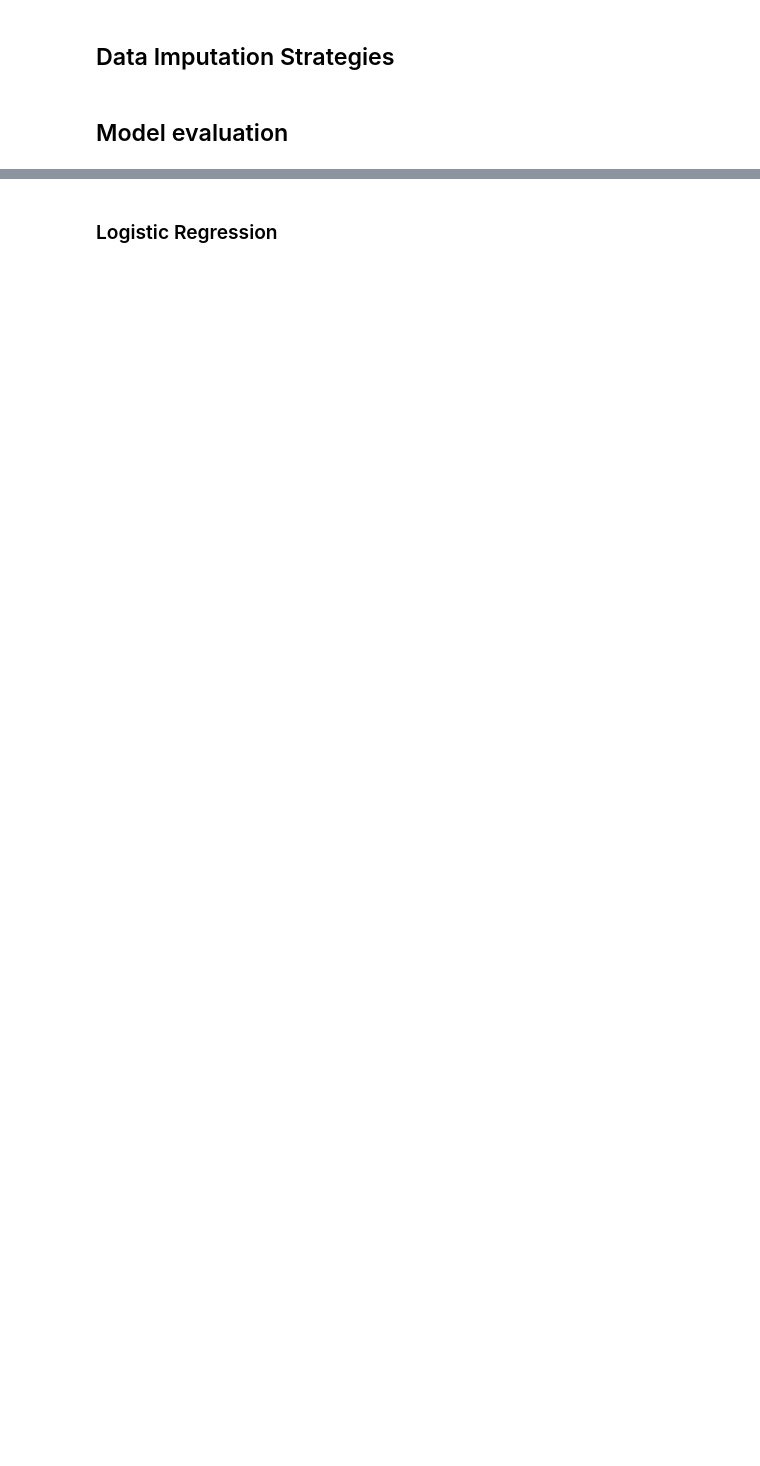
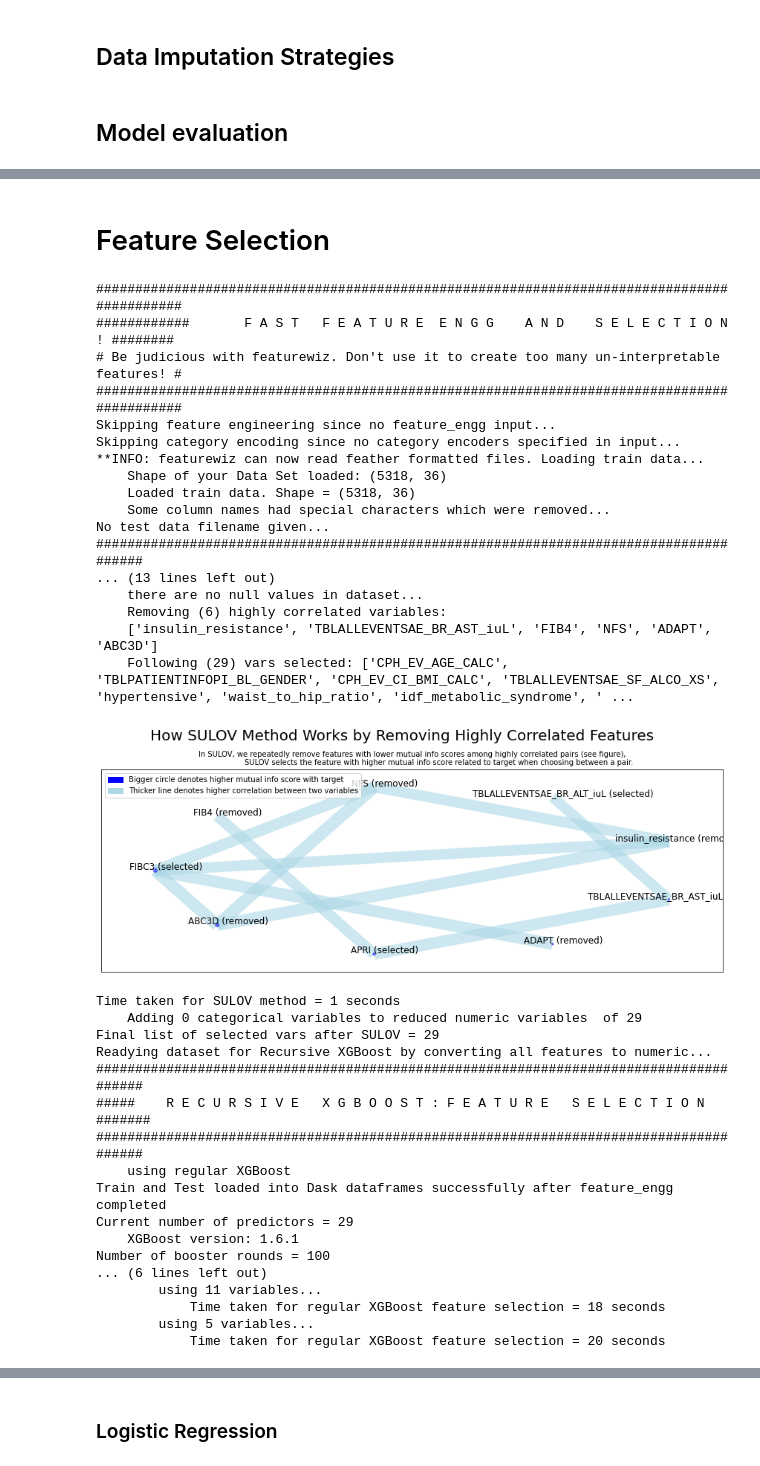
Before and after one commit to LBncl/AmazonMLInterviewQuestion, a Jupyter notebook: NAFLD.ipynb, the cells around one changed output, grey strips where cells are left out. Saved outputs shown, nothing was run; the diff lists cells and outputs as text; code cells hidden in the pictures; blank space fills up the shorter version.

```diff
--- a/NAFLD.ipynb
+++ b/NAFLD.ipynb
@@ -41,13 +54,17 @@ msno.bar(main_df)
 # %%
 from sklearn import preprocessing
+from sklearn.preprocessing import MinMaxScaler
 
 # Convert required variables to boolean and normlaise the remaining variables
-features = main_df.iloc[:, 0:35]
+features_raw = main_df.iloc[:, 0:35]
 
 # Loop to check for boolean columns
-for column in features:
-  if features[column].max() == 1:
-    features[column] = features[column].astype(bool)
+for column in features_raw:
+  if features_raw[column].max() == 1:
+    features_raw[column] = features_raw[column].astype(bool)
 
-#cols_normalise = features.select_dtypes(include=[np.float64])
-#features[cols_normalise.columns] = preprocessing.scale(cols_normalise)
+cols_normalise = features_raw.select_dtypes(include=[np.float64])
+
+# scaler
+scaler = MinMaxScaler()
+features_raw[cols_normalise.columns] = scaler.fit_transform(cols_normalise)
@@ -163,2 +226,46 @@ for df in imputed_features:
   df['response'] = response
   df = df.dropna(inplace=True)
+# %% [markdown]
+# Feature Selection
+# %%
+# automatic feature selection by using featurewiz package
+from featurewiz import featurewiz
+target = 'response'
+
+features_selected, train = featurewiz(featuresKNN, target, corr_limit=0.7, verbose=2, sep=",", header=0,test_data="", feature_engg="", category_encoders="")
+# %% [output]
+############################################################################################
+############       F A S T   F E A T U R E  E N G G    A N D    S E L E C T I O N ! ########
+# Be judicious with featurewiz. Don't use it to create too many un-interpretable features! #
+############################################################################################
+Skipping feature engineering since no feature_engg input...
+Skipping category encoding since no category encoders specified in input...
+**INFO: featurewiz can now read feather formatted files. Loading train data...
+    Shape of your Data Set loaded: (5318, 36)
+    Loaded train data. Shape = (5318, 36)
+    Some column names had special characters which were removed...
+No test data filename given...
+#######################################################################################
+... (13 lines left out)
+    there are no null values in dataset...
+    Removing (6) highly correlated variables:
+    ['insulin_resistance', 'TBLALLEVENTSAE_BR_AST_iuL', 'FIB4', 'NFS', 'ADAPT', 'ABC3D']
+    Following (29) vars selected: ['CPH_EV_AGE_CALC', 'TBLPATIENTINFOPI_BL_GENDER', 'CPH_EV_CI_BMI_CALC', 'TBLALLEVENTSAE_SF_ALCO_XS', 'hypertensive', 'waist_to_hip_ratio', 'idf_metabolic_syndrome', ' ...
+[figure, added]
+Time taken for SULOV method = 1 seconds
+    Adding 0 categorical variables to reduced numeric variables  of 29
+Final list of selected vars after SULOV = 29
+Readying dataset for Recursive XGBoost by converting all features to numeric...
+#######################################################################################
+#####    R E C U R S I V E   X G B O O S T : F E A T U R E   S E L E C T I O N  #######
+#######################################################################################
+    using regular XGBoost
+Train and Test loaded into Dask dataframes successfully after feature_engg completed
+Current number of predictors = 29
+    XGBoost version: 1.6.1
+Number of booster rounds = 100
+... (6 lines left out)
+        using 11 variables...
+            Time taken for regular XGBoost feature selection = 18 seconds
+        using 5 variables...
+            Time taken for regular XGBoost feature selection = 20 seconds
```
Also changed, not shown: parts of 19 cells of this notebook.
